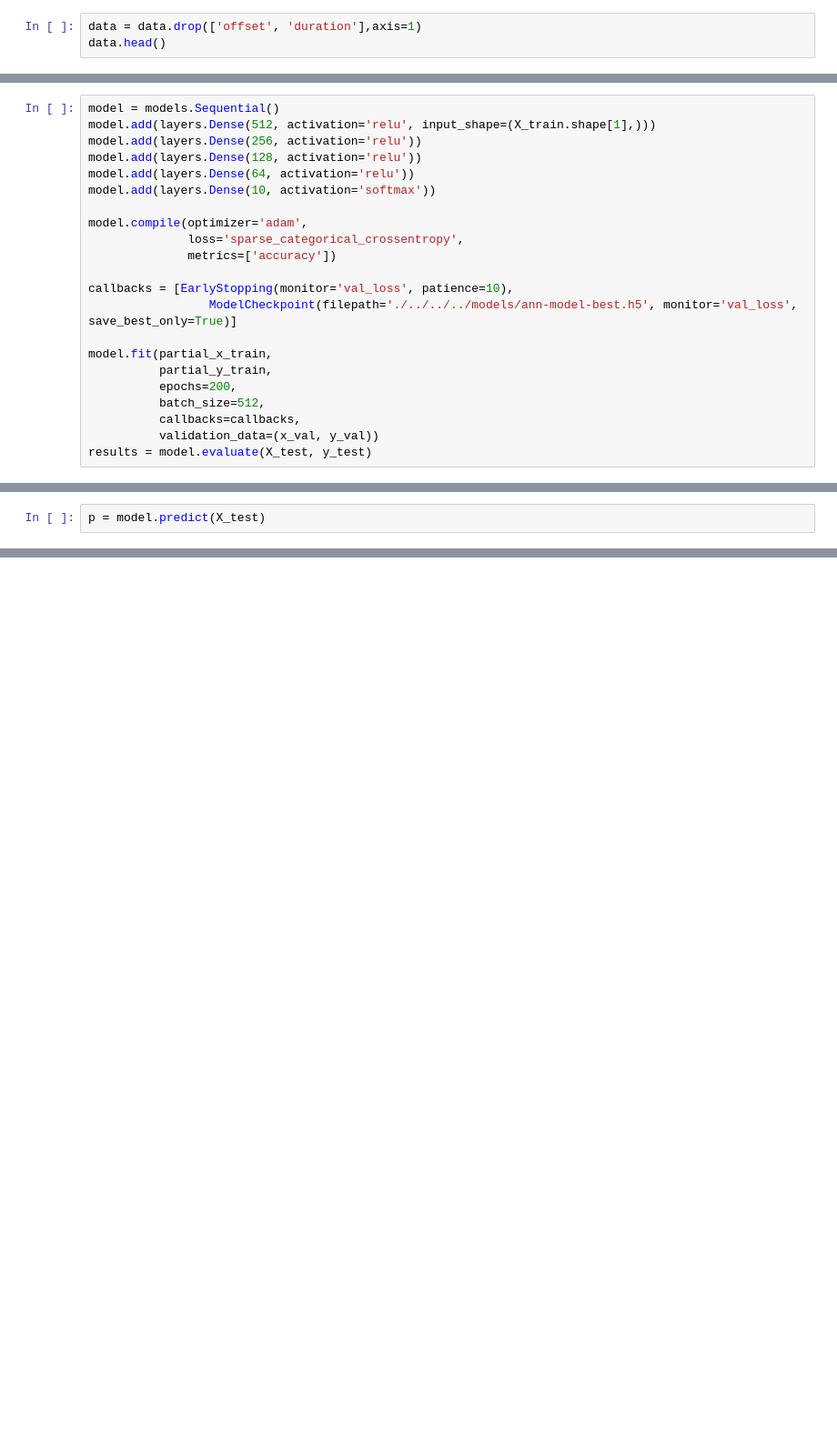
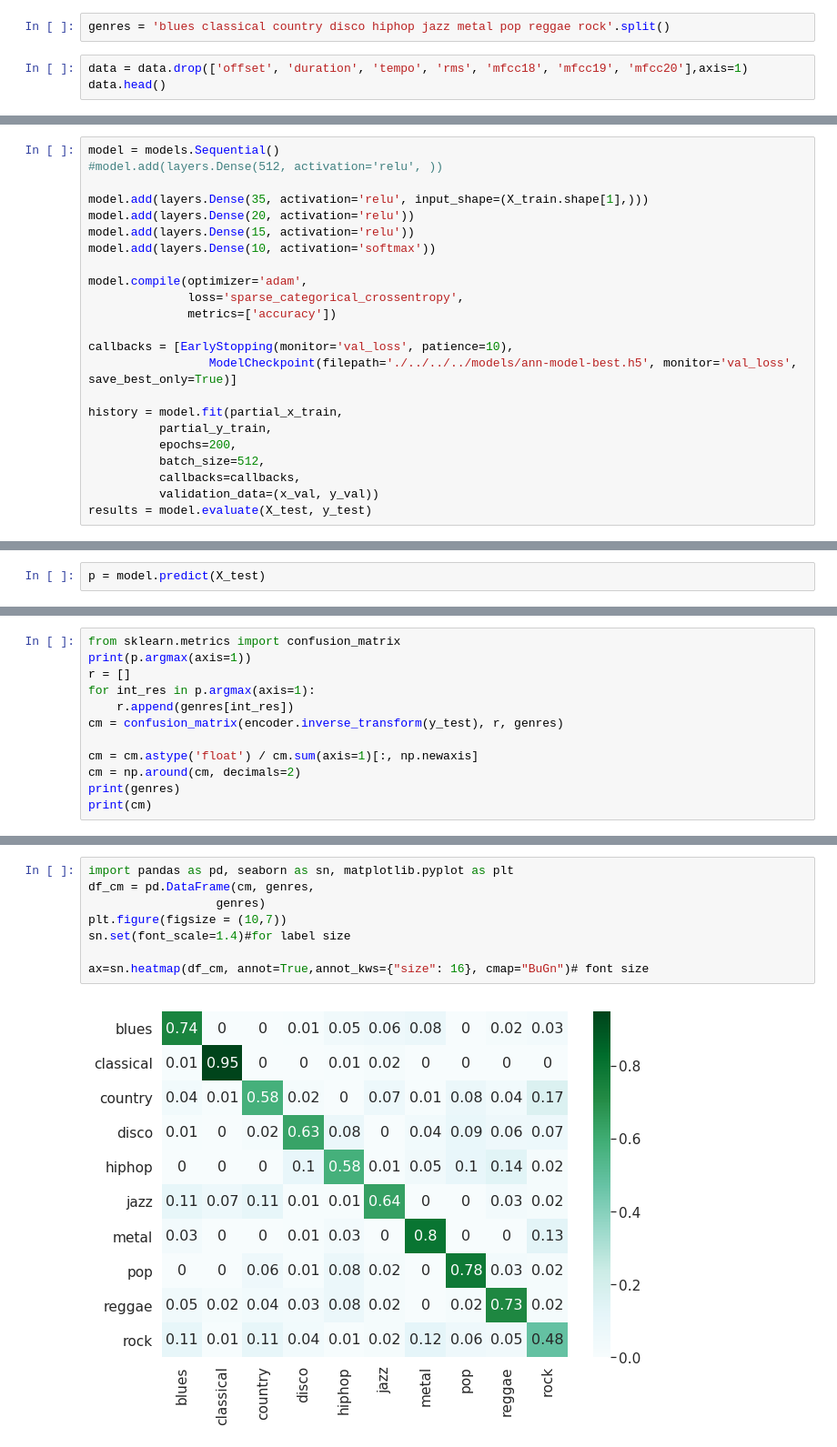
Before and after one commit to risengnom/Music-Genre-Recognition, a Jupyter notebook: musicrec/ann_keras.ipynb, the cells around one changed output, grey strips where cells are left out. Shown at 91% size. Drawn from its saved outputs; the diff is of its cells as text; blank space fills up the shorter version.

```diff
--- a/musicrec/ann_keras.ipynb
+++ b/musicrec/ann_keras.ipynb
@@ -10,6 +11,8 @@ data = pandas.read_csv('/home/carsten/workspaces/isws/models/predictions_cnn_19k
 num_test_songs = int(len(data)*test_split)
+# %%
+genres = 'blues classical country disco hiphop jazz metal pop reggae rock'.split()
 # %%
-data = data.drop(['offset', 'duration'],axis=1)
+data = data.drop(['offset', 'duration', 'tempo', 'rms', 'mfcc18', 'mfcc19', 'mfcc20'],axis=1)
 data.head()
 # %% [output]
 |  | filename | chroma_stft | spectral_centroid | spectral_bandwidth | rolloff | zero_crossing_rate | mfcc1 | ... |
@@ -68,10 +69,11 @@ partial_y_train = y_train[val_split:]
 x_norm = preprocessing.scale(x_val)
 # %%
 model = models.Sequential()
-model.add(layers.Dense(512, activation='relu', input_shape=(X_train.shape[1],)))
-model.add(layers.Dense(256, activation='relu'))
-model.add(layers.Dense(128, activation='relu'))
-model.add(layers.Dense(64, activation='relu'))
+#model.add(layers.Dense(512, activation='relu', ))
+
+model.add(layers.Dense(35, activation='relu', input_shape=(X_train.shape[1],)))
+model.add(layers.Dense(20, activation='relu'))
+model.add(layers.Dense(15, activation='relu'))
 model.add(layers.Dense(10, activation='softmax'))
 
 model.compile(optimizer='adam',
@@ -81,7 +83,7 @@ model.compile(optimizer='adam',
 callbacks = [EarlyStopping(monitor='val_loss', patience=10),
                  ModelCheckpoint(filepath='./../../../models/ann-model-best.h5', monitor='val_loss', save_best_only=True)]
 
-model.fit(partial_x_train,
+history = model.fit(partial_x_train,
           partial_y_train,
           epochs=200,
           batch_size=512,
@@ -122,0 +117,12 @@ print(a/num_test_songs)
+# %%
+from sklearn.metrics import confusion_matrix
+print(p.argmax(axis=1))
+r = []
+for int_res in p.argmax(axis=1):
+    r.append(genres[int_res])
+cm = confusion_matrix(encoder.inverse_transform(y_test), r, genres)
+
+cm = cm.astype('float') / cm.sum(axis=1)[:, np.newaxis]
+cm = np.around(cm, decimals=2)
+print(genres)
+print(cm)
@@ -122,0 +142,10 @@ print(a/num_test_songs)
+# %%
+import pandas as pd, seaborn as sn, matplotlib.pyplot as plt
+df_cm = pd.DataFrame(cm, genres,
+                  genres)
+plt.figure(figsize = (10,7))
+sn.set(font_scale=1.4)#for label size
+
+ax=sn.heatmap(df_cm, annot=True,annot_kws={"size": 16}, cmap="BuGn")# font size
+# %% [output]
+[figure, added]
```
Also changed, not shown: parts of 13 cells of this notebook, 9 other files.
